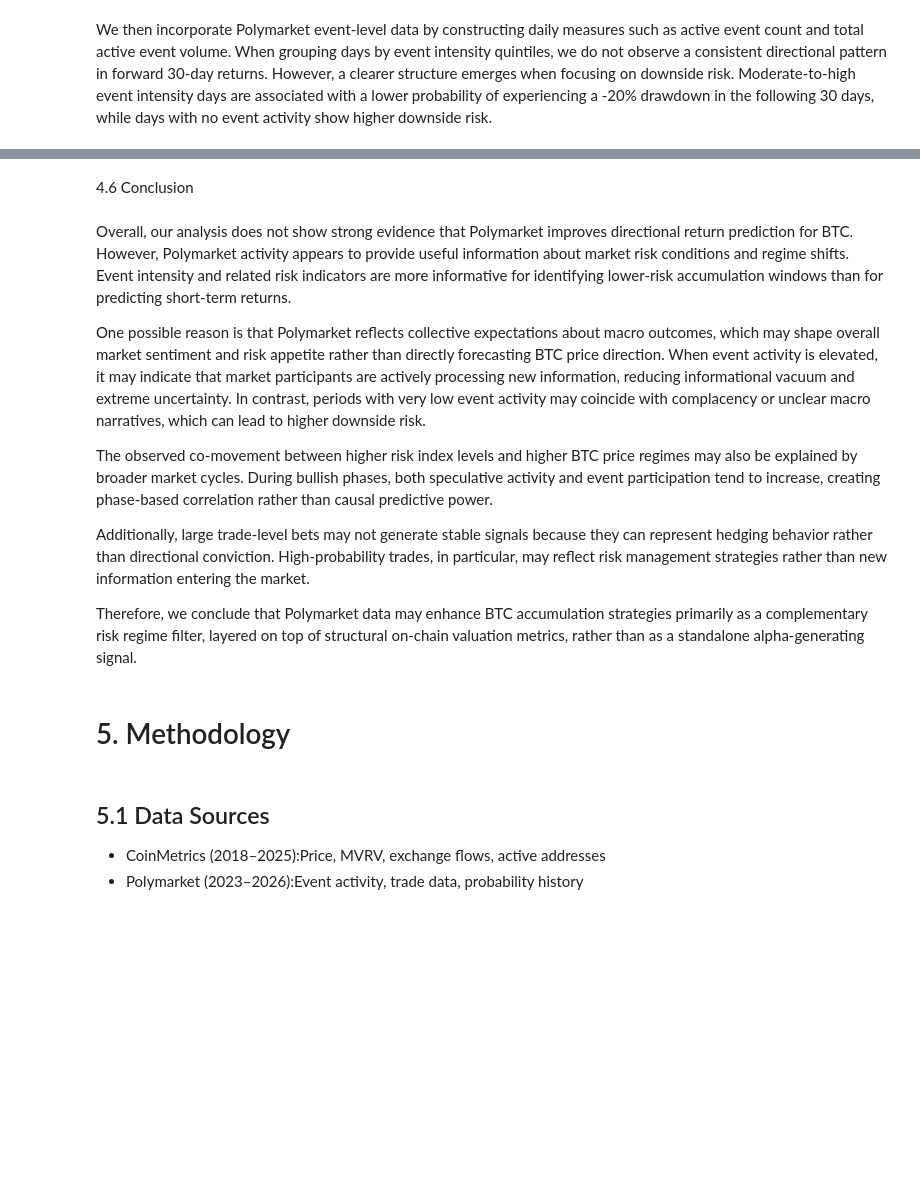
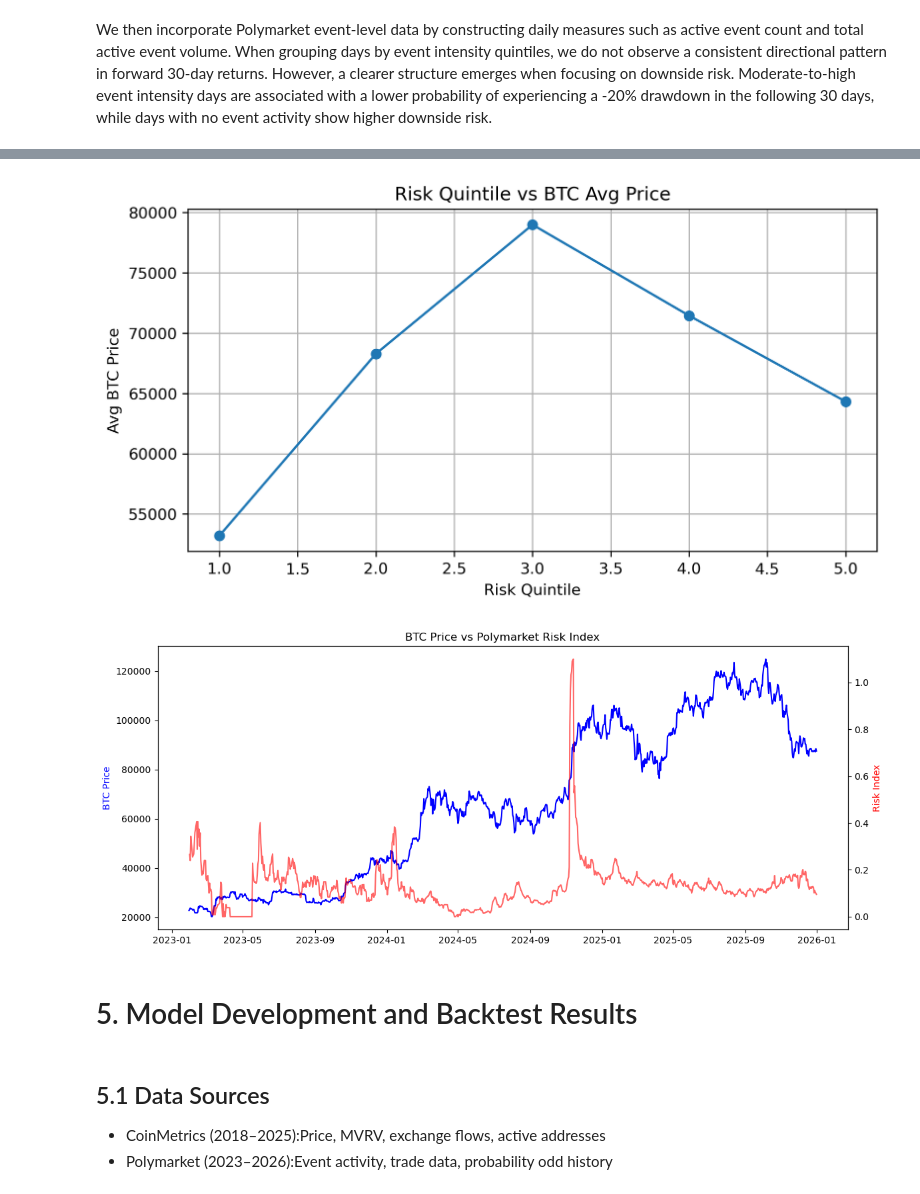
Before and after one commit to shuangvely/bitcoin-analytics-capstone-sp26-team08, a Jupyter notebook: eda/EDA_Executive.ipynb, the cells around one changed output, grey strips where cells are left out. Drawn from its saved outputs; the diff is of its cells as text; code cells hidden in the pictures; blank space fills up the shorter version.

```diff
--- a/eda/EDA_Executive.ipynb
+++ b/eda/EDA_Executive.ipynb
@@ -149,20 +153,14 @@ On trades data, we try to filter big bets that is > $100,000. Many big trades ar
-# %% [markdown]
-4.6 Conclusion
-# %% [markdown]
-Overall, our analysis does not show strong evidence that Polymarket improves directional return prediction for BTC. However, Polymarket activity appears to provide useful information about market risk conditions and regime shifts. Event intensity and related risk indicators are more informative for identifying lower-risk accumulation windows than for predicting short-term returns.
-
-One possible reason is that Polymarket reflects collective expectations about macro outcomes, which may shape overall market sentiment and risk appetite rather than directly forecasting BTC price direction. When event activity is elevated, it may indicate that market participants are actively processing new information, reducing informational vacuum and extreme uncertainty. In contrast, periods with very low event activity may coincide with complacency or unclear macro narratives, which can lead to higher downside risk.
-
-The observed co-movement between higher risk index levels and higher BTC price regimes may also be explained by broader market cycles. During bullish phases, both speculative activity and event participation tend to increase, creating phase-based correlation rather than causal predictive power.
-
-Additionally, large trade-level bets may not generate stable signals because they can represent hedging behavior rather than directional conviction. High-probability trades, in particular, may reflect risk management strategies rather than new information entering the market.
-
-Therefore, we conclude that Polymarket data may enhance BTC accumulation strategies primarily as a complementary risk regime filter, layered on top of structural on-chain valuation metrics, rather than as a standalone alpha-generating signal.
+# %%
+display(Image("plots/Risk_Quintile_vs_BTC_Avg_Price.png", width=800))
+display(Image("plots/BTCOdd.png", width=800))
+# %% [output]
+[figure, added]
+[figure, added]
 # %% [markdown]
-# 5. Methodology
+# 5. Model Development and Backtest Results
 # %% [markdown]
 ## 5.1 Data Sources
 - CoinMetrics (2018–2025):Price, MVRV, exchange flows, active addresses
-- Polymarket (2023–2026):Event activity, trade data, probability history
+- Polymarket (2023–2026):Event activity, trade data, probability odd history
 # %% [markdown]
 ## 5.2 Feature Engineering
```
Also changed, not shown: parts of 33 cells of this notebook, 3 other files.
